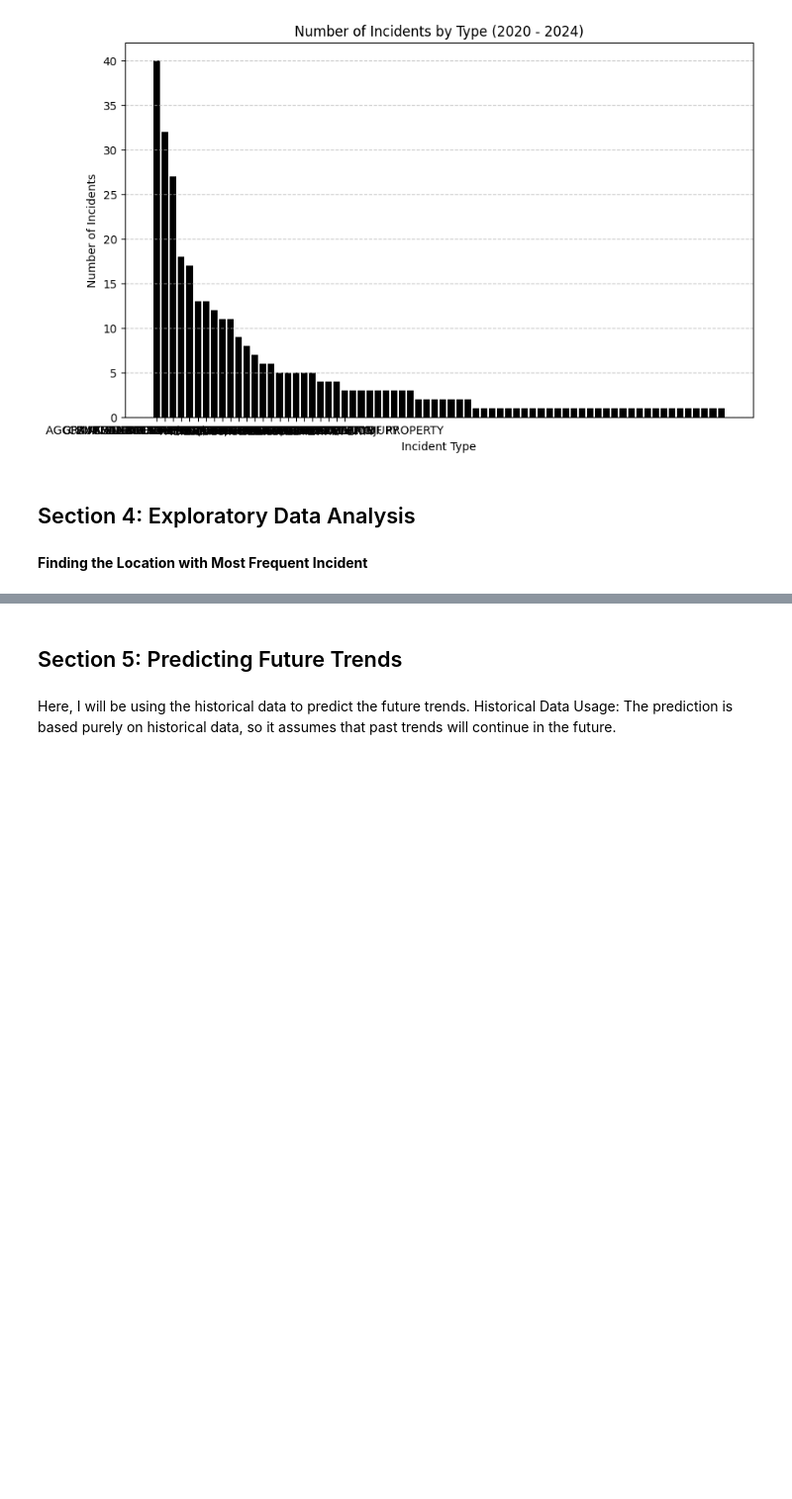
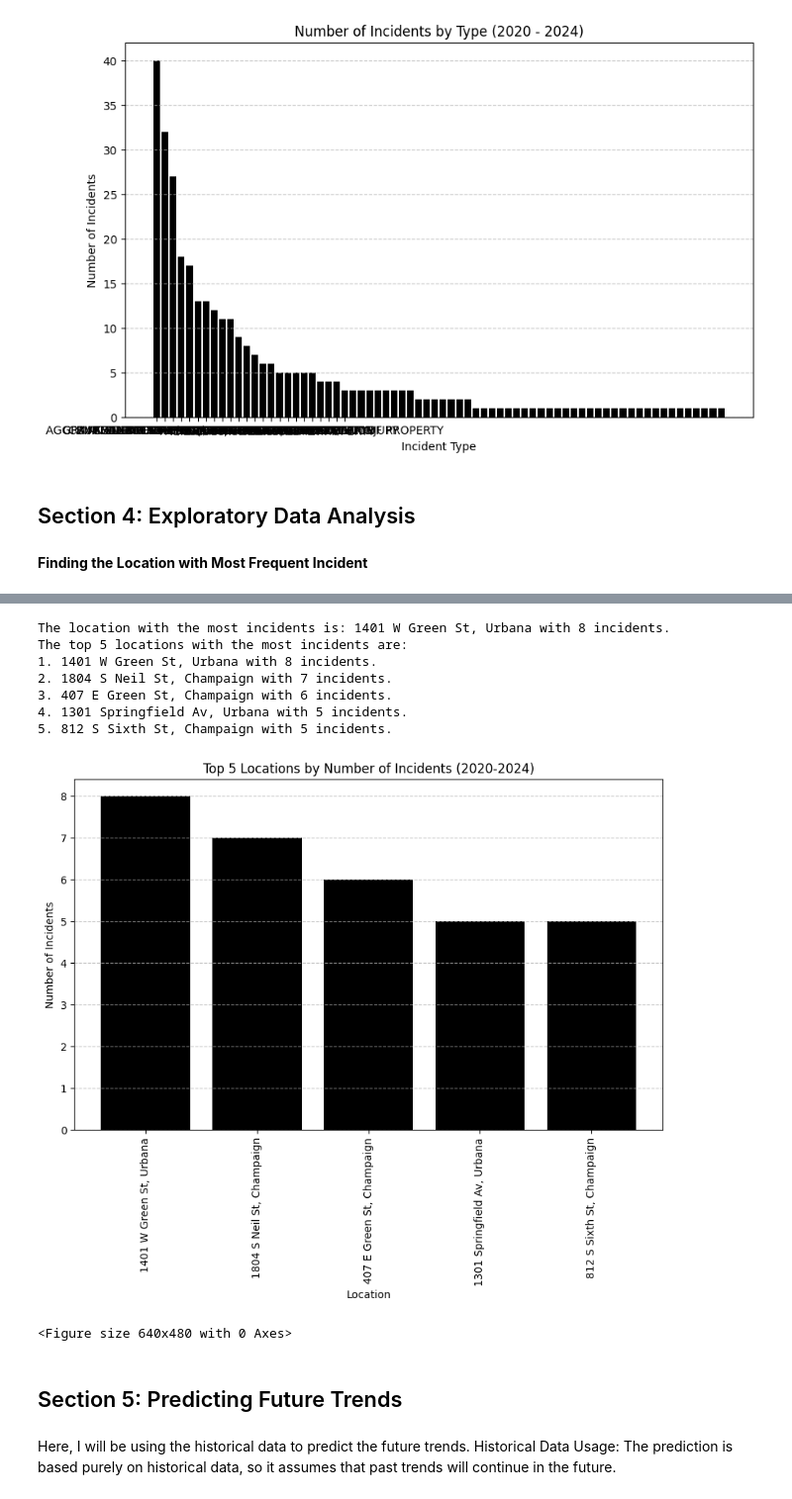
Before and after one commit to senuj05/Illini-Safe, a Jupyter notebook: campus_safety.ipynb, the cells around one changed output, grey strips where cells are left out. Shown at 99% size. Saved outputs shown, nothing was run; the diff lists cells and outputs as text; code cells hidden in the pictures; blank space fills up the shorter version.

Commit message:
add map function for top5 location

```diff
--- a/campus_safety.ipynb
+++ b/campus_safety.ipynb
@@ -143,10 +143,11 @@ else:
 
     #Identify the most frequent incodent type
     most_frequent_incident= incident_counts.iloc[0]
+    second_most_frequent_incident=incident_counts.iloc[1]
 
     #Display the most frequant incident type.
     print(f"The most frequent incident type is: { most_frequent_incident['Incident_Type']} with { most_frequent_incident['Incident_Count']} occurrences.")
-
+    print(f"The second most frequent incident type is: { second_most_frequent_incident['Incident_Type']} with { second_most_frequent_incident['Incident_Count']} occurrences.")
    #Plot the data.
     plt.figure(figsize=(10,6))
     plt.bar(incident_counts['Incident_Type'], incident_counts['Incident_Count'], color='black')
@@ -199,3 +196,51 @@ The location with the most incidents is: 1401 W Green St, Urbana with 8 incident
+# %%
+import matplotlib.pyplot as plt
+
+# Check if the column exists
+if 'Occurred_From_DateTime' not in data.columns:
+    print("Error: Column 'Occurred_From_DateTime' does not exist")
+else:
+    # Filter data for the year range 2020-2024
+    filtered_data = data[(data['Occurred_From_DateTime'].notna()) &
+                         (data['Occurred_From_DateTime'].dt.year >= 2020) &
+                         (data['Occurred_From_DateTime'].dt.year <= 2024)]
+
+    # Count the number of incidents by location
+    location_counts = filtered_data['Location'].value_counts().reset_index()
+    location_counts.columns = ['Location', 'Incident_Count']
+
+    # Finding the location with the most incidents
+    most_frequent_location = location_counts.iloc[0]
+    print(f"The location with the most incidents is: {most_frequent_location['Location']} with {most_frequent_location['Incident_Count']} incidents.")
+
+    # Finding the top 5 locations with the most incidents
+    top_5_locations = location_counts.iloc[:5]
+    print("The top 5 locations with the most incidents are:")
+    for i, row in top_5_locations.iterrows():
+        print(f"{i+1}. {row['Location']} with {row['Incident_Count']} incidents.")
+
+    # Plot the number of incidents for the top 5 locations
+    plt.figure(figsize=(10, 6))
+    plt.bar(top_5_locations['Location'], top_5_locations['Incident_Count'], color='black')
+    plt.xlabel('Location')
+    plt.ylabel('Number of Incidents')
+    plt.title('Top 5 Locations by Number of Incidents (2020-2024)')
+    plt.xticks(rotation=90)
+    plt.grid(axis='y', linestyle='--', alpha=0.7)
+
+    # Show and save the plot
+    plt.show()
+    plt.savefig("top_5_incident_location_chart.png")
+# %% [output]
+The location with the most incidents is: 1401 W Green St, Urbana with 8 incidents.
+The top 5 locations with the most incidents are:
+1. 1401 W Green St, Urbana with 8 incidents.
+2. 1804 S Neil St, Champaign with 7 incidents.
+3. 407 E Green St, Champaign with 6 incidents.
+4. 1301 Springfield Av, Urbana with 5 incidents.
+5. 812 S Sixth St, Champaign with 5 incidents.
+[figure, added]
+<Figure size 640x480 with 0 Axes>
 # %% [markdown]
 ## Section 5: Predicting Future Trends
 # %% [markdown]
```
Also changed, not shown: parts of 2 cells of this notebook, 3 other files.
